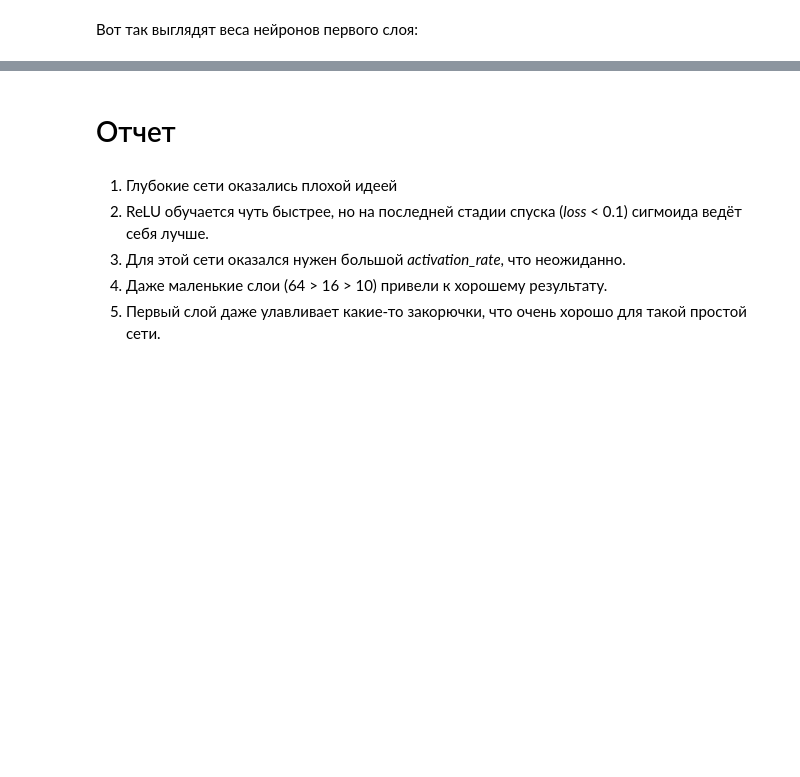
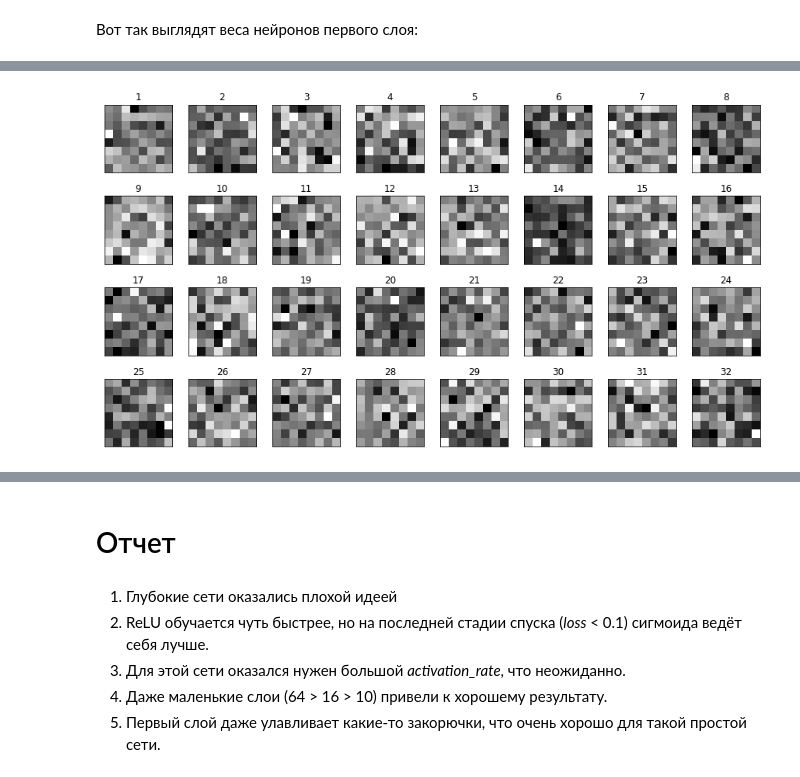
Before and after one commit to bazitur/dlschl-homeworks, a Jupyter notebook: homeworks/hw05/homework-fiddle.ipynb, the cells around one changed output, grey strips where cells are left out. Cells and saved outputs as stored; diff of their text form; code cells hidden in the pictures; blank space fills up the shorter version.

```diff
--- a/homeworks/hw05/homework-fiddle.ipynb
+++ b/homeworks/hw05/homework-fiddle.ipynb
@@ -283,3 +284,7 @@ plot_gallery(net.modules[0].W, 28, 28, 4, 8)
+# %%
+plot_gallery(net.modules[2].W, 8, 8, 4, 8)
+# %% [output]
+[figure, added]
 # %%
 from sklearn.metrics import accuracy_score
 
```
Also changed, not shown: parts of 10 cells of this notebook, 6 other files.
